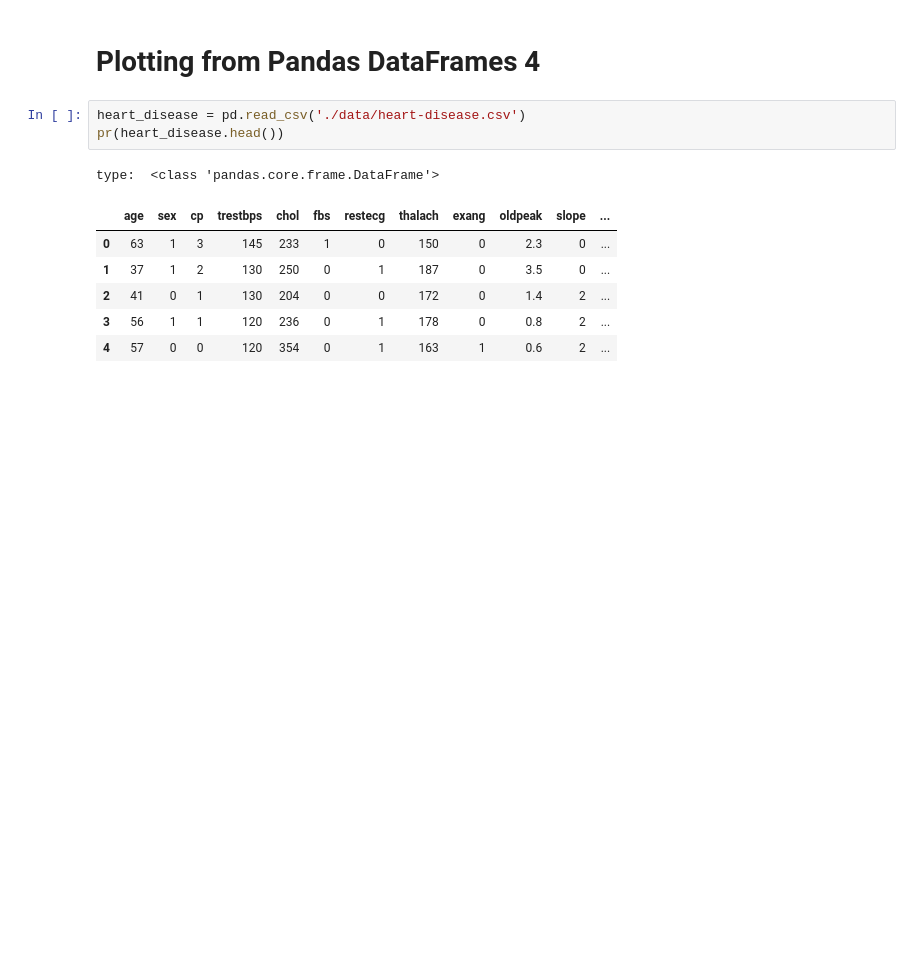
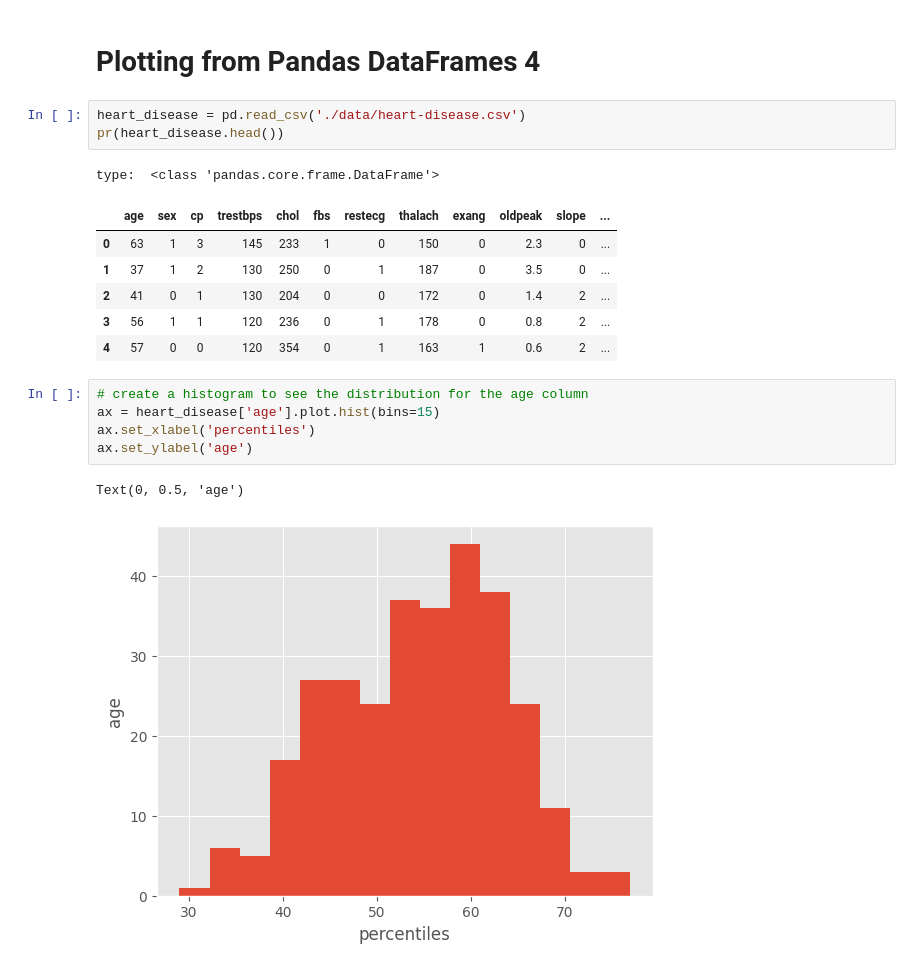
Before and after one commit to EslamKamel89/MLPlayground, a Jupyter notebook: SEC08_Matplotlib_Plotting_and_Data_Visualization.ipynb, the cells around one changed output. Cells and saved outputs as stored; diff of their text form; blank space fills up the shorter version.

Commit message:
feat(notebook): add age histogram and full dataset histogram plots - Visualize age distribution with labeled axes - Generate histogram for all numeric columns in heart disease dataset

```diff
--- a/SEC08_Matplotlib_Plotting_and_Data_Visualization.ipynb
+++ b/SEC08_Matplotlib_Plotting_and_Data_Visualization.ipynb
@@ -333,3 +333,11 @@ type:  <class 'pandas.core.frame.DataFrame'>
 | 2 | 41 | 0 | 1 | 130 | 204 | 0 | 0 | 172 | 0 | 1.4 | 2 | ... |
 | 3 | 56 | 1 | 1 | 120 | 236 | 0 | 1 | 178 | 0 | 0.8 | 2 | ... |
 | 4 | 57 | 0 | 0 | 120 | 354 | 0 | 1 | 163 | 1 | 0.6 | 2 | ... |
+# %%
+# create a histogram to see the distribution for the age column
+ax = heart_disease['age'].plot.hist(bins=15)
+ax.set_xlabel('percentiles')
+ax.set_ylabel('age')
+# %% [output]
+Text(0, 0.5, 'age')
+[figure, added]
```
Also changed, not shown: parts of 1 cell of this notebook.
